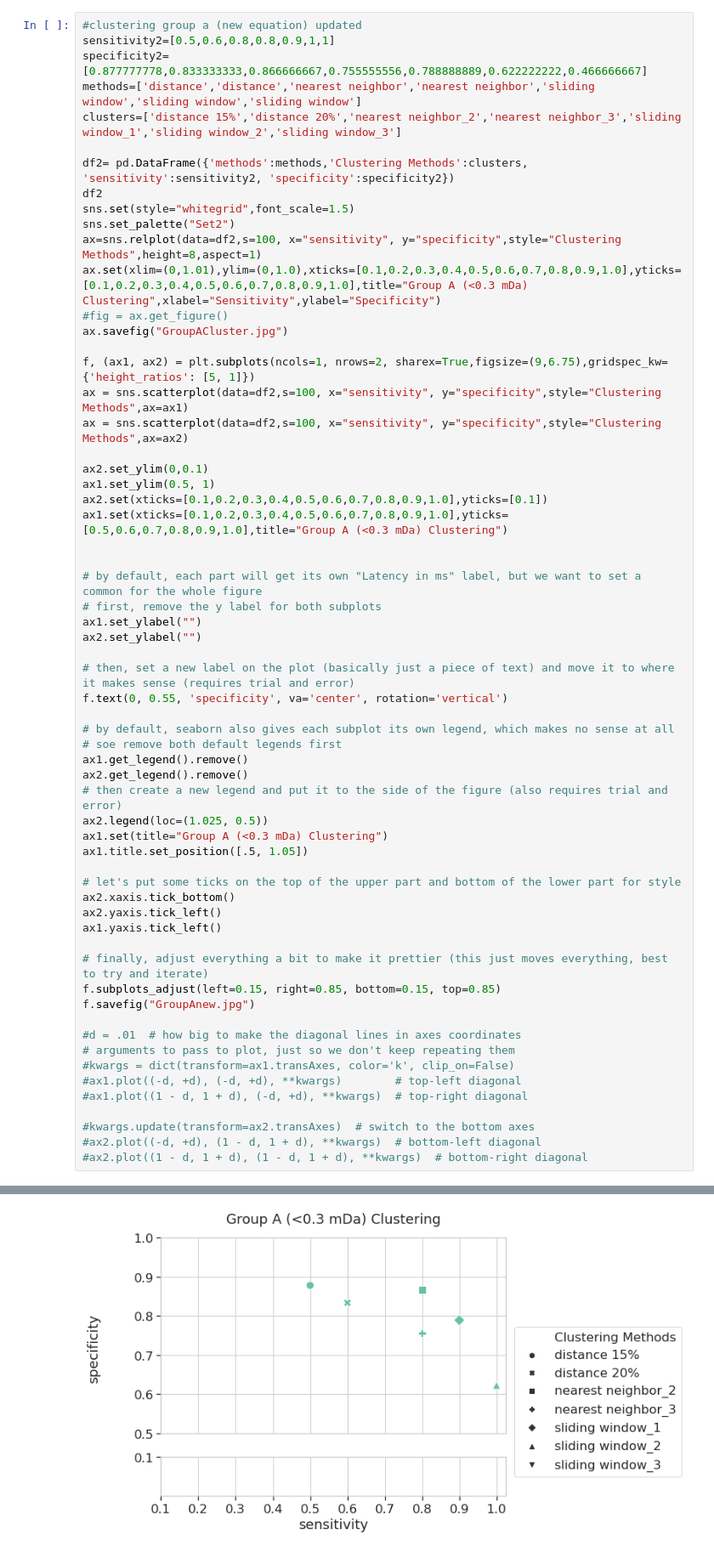
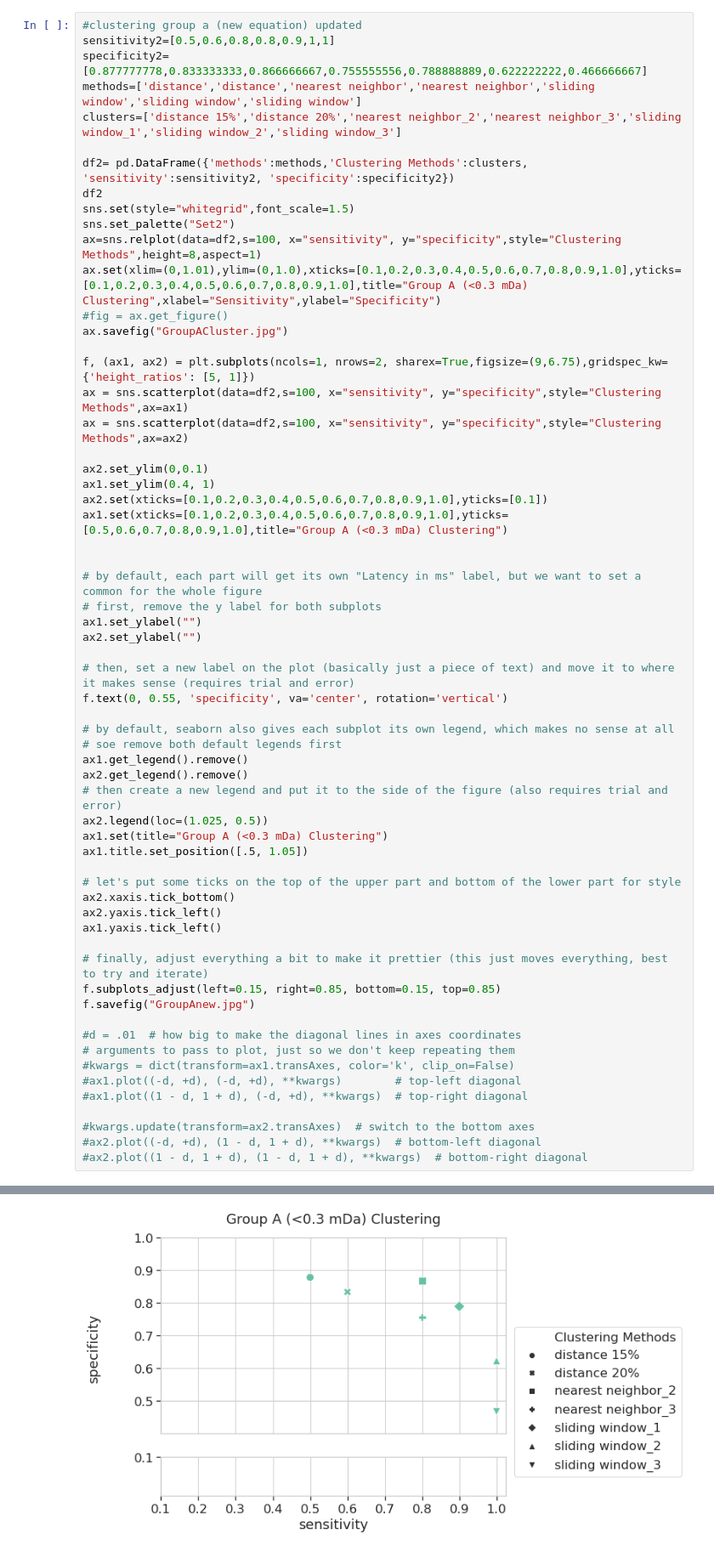
Before and after one commit to Candice-Nichols/SortItOut, a Jupyter notebook: graph/ProteinGraphs(nonmem)-0210.ipynb, the cells around one changed output, grey strips where cells are left out. Shown at 85% size. Cells and saved outputs as stored; diff of their text form.

```diff
--- a/graph/ProteinGraphs(nonmem)-0210.ipynb
+++ b/graph/ProteinGraphs(nonmem)-0210.ipynb
@@ -160,7 +160,7 @@ ax = sns.scatterplot(data=df2,s=100, x="sensitivity", y="specificity",style="Clu
 ax = sns.scatterplot(data=df2,s=100, x="sensitivity", y="specificity",style="Clustering Methods",ax=ax2)
 
 ax2.set_ylim(0,0.1)
-ax1.set_ylim(0.5, 1)
+ax1.set_ylim(0.4, 1)
 ax2.set(xticks=[0.1,0.2,0.3,0.4,0.5,0.6,0.7,0.8,0.9,1.0],yticks=[0.1])
 ax1.set(xticks=[0.1,0.2,0.3,0.4,0.5,0.6,0.7,0.8,0.9,1.0],yticks=[0.5,0.6,0.7,0.8,0.9,1.0],title="Group A (<0.3 mDa) Clustering")
 
@@ -175,34 +175,34 @@ f.text(0, 0.55, 'specificity', va='center', rotation='vertical')
 
 # by default, seaborn also gives each subplot its own legend, which makes no sense at all
 # soe remove both default legends first
 ax1.get_legend().remove()
 ax2.get_legend().remove()
 # then create a new legend and put it to the side of the figure (also requires trial and error)
 ax2.legend(loc=(1.025, 0.5))
 ax1.set(title="Group A (<0.3 mDa) Clustering")
 ax1.title.set_position([.5, 1.05])
 
 # let's put some ticks on the top of the upper part and bottom of the lower part for style
 ax2.xaxis.tick_bottom()
 ax2.yaxis.tick_left()
 ax1.yaxis.tick_left()
 
 # finally, adjust everything a bit to make it prettier (this just moves everything, best to try and iterate)
 f.subplots_adjust(left=0.15, right=0.85, bottom=0.15, top=0.85)
 f.savefig("GroupAnew.jpg")
 
 #d = .01  # how big to make the diagonal lines in axes coordinates
 # arguments to pass to plot, just so we don't keep repeating them
 #kwargs = dict(transform=ax1.transAxes, color='k', clip_on=False)
 #ax1.plot((-d, +d), (-d, +d), **kwargs)        # top-left diagonal
 #ax1.plot((1 - d, 1 + d), (-d, +d), **kwargs)  # top-right diagonal
 
 #kwargs.update(transform=ax2.transAxes)  # switch to the bottom axes
 #ax2.plot((-d, +d), (1 - d, 1 + d), **kwargs)  # bottom-left diagonal
 #ax2.plot((1 - d, 1 + d), (1 - d, 1 + d), **kwargs)  # bottom-right diagonal
 # %% [output]
 [figure]
-[figure, old version]
+[figure, new version]
 # %%
 #clustering group b (new equation) updated
 sensitivity2=[0.466666667,0.6,0.333333333,0.4,0.466666667,0.866666667,0.933333333]
```
Also changed, not shown: parts of 11 cells of this notebook, 6 other files.
